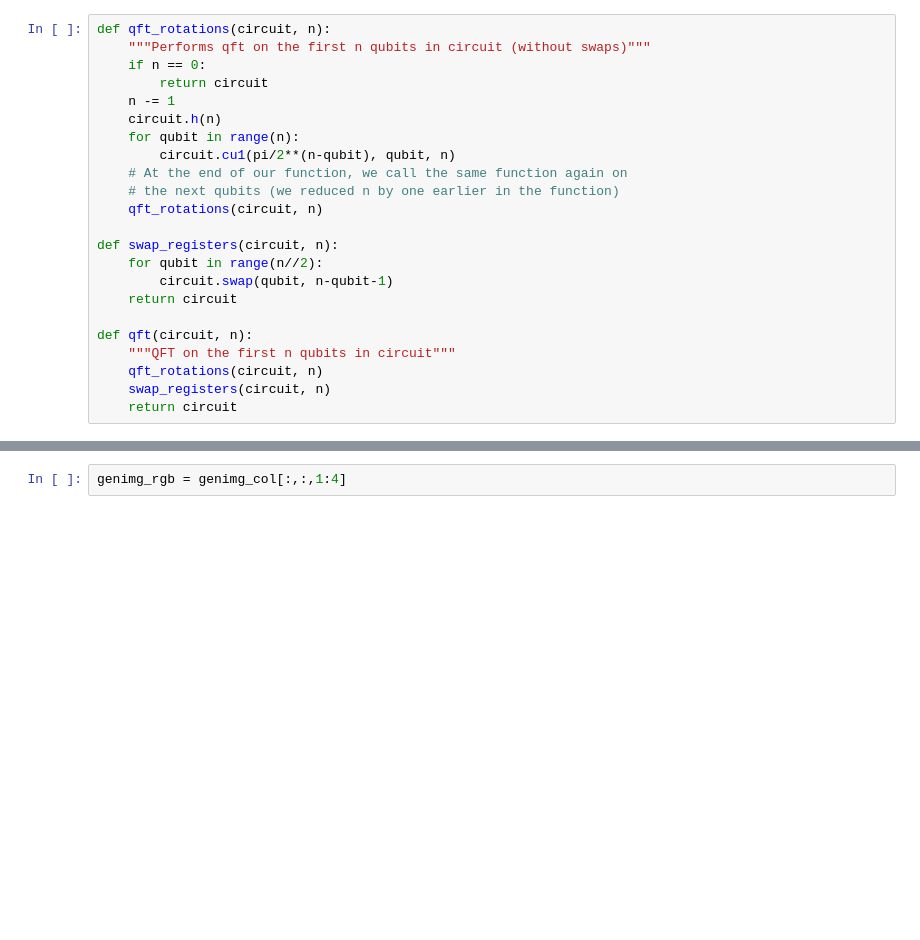
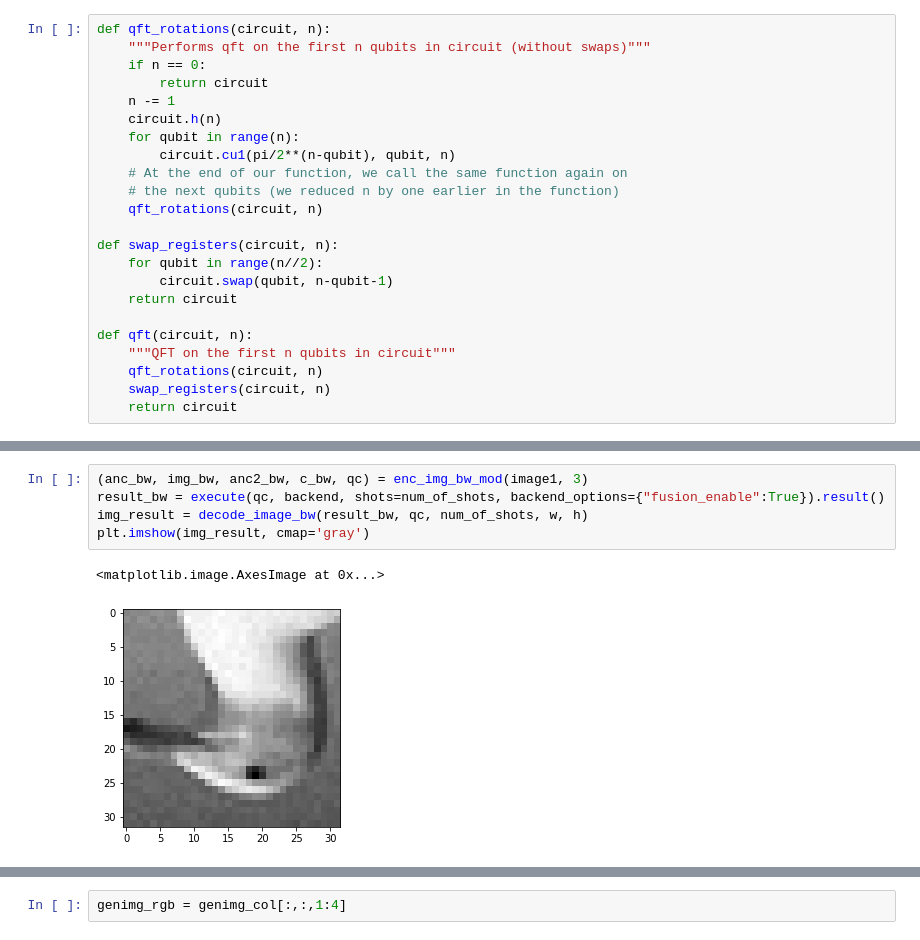
Before and after one commit to ShravanKarthik94/QC_Proj, a Jupyter notebook: Test_Image.ipynb, the cells around one changed output, grey strips where cells are left out. Saved outputs shown, nothing was run; the diff lists cells and outputs as text; blank space fills up the shorter version.

```diff
--- a/Test_Image.ipynb
+++ b/Test_Image.ipynb
@@ -325,0 +334,8 @@ genimg_col = genimg_col.reshape((32,32,4))
+# %%
+(anc_bw, img_bw, anc2_bw, c_bw, qc) = enc_img_bw_mod(image1, 3)
+result_bw = execute(qc, backend, shots=num_of_shots, backend_options={"fusion_enable":True}).result()
+img_result = decode_image_bw(result_bw, qc, num_of_shots, w, h)
+plt.imshow(img_result, cmap='gray')
+# %% [output]
+<matplotlib.image.AxesImage at 0x...>
+[figure, added]
```
Also changed, not shown: parts of 32 cells of this notebook.
